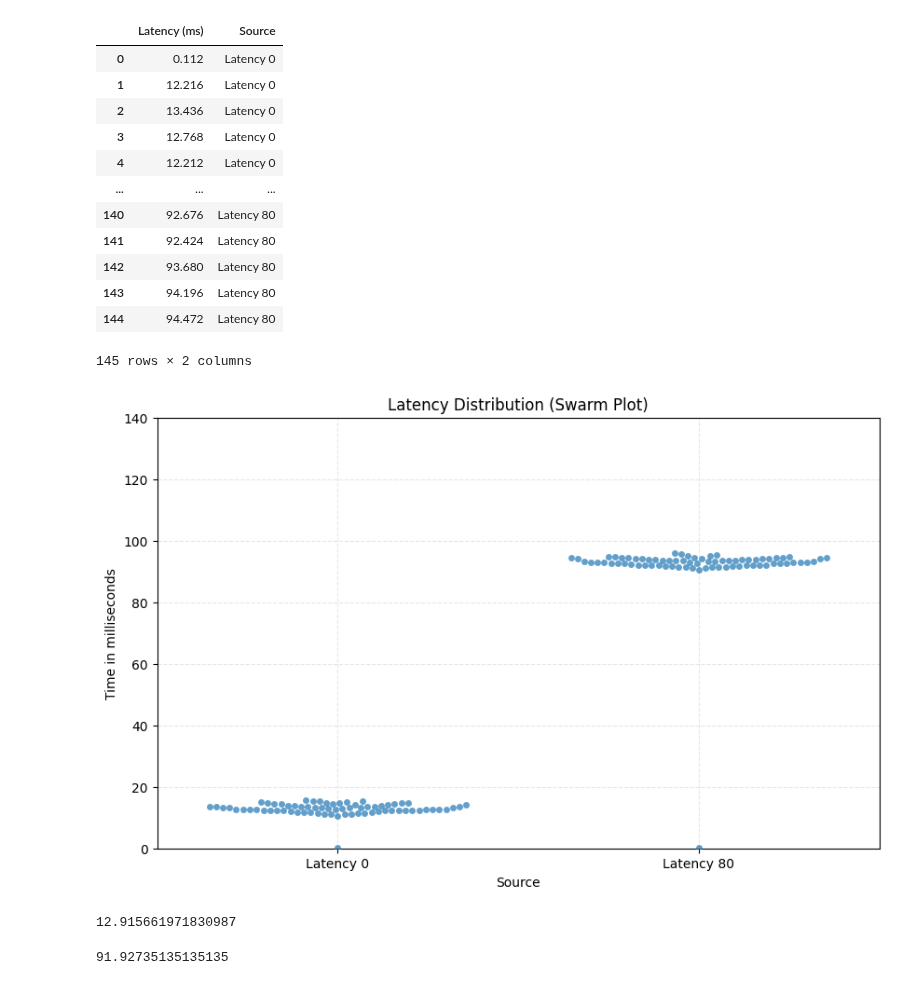
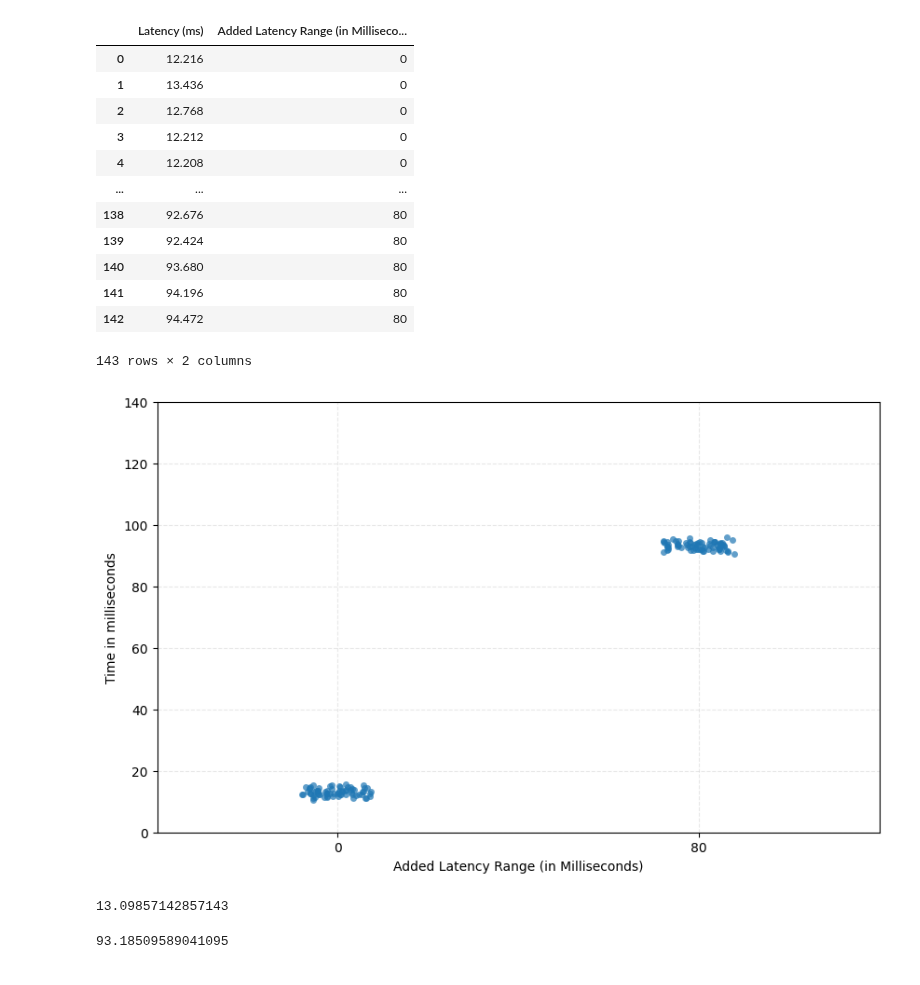
Before and after one commit to Michael1Mueller/continuousSimonTask, a Jupyter notebook: latency_system.ipynb, the cells around one changed output. Cells and saved outputs as stored; diff of their text form; code cells hidden in the pictures.

```diff
--- a/latency_system.ipynb
+++ b/latency_system.ipynb
@@ -10,46 +10,51 @@ def extract_latency(file_path, label):
     values = [int(match) for match in re.findall(r'# click\s*(\d+)', raw_data)]
     values_in_ms = [value / 1000 for value in values]
 
-    return pd.DataFrame({'Latency (ms)': values_in_ms, 'Source': label})
+    return pd.DataFrame({'Latency (ms)': values_in_ms, 'Added Latency Range (in Milliseconds)': label})
 
 # Latenzdaten aus beiden Dateien extrahieren
-df_0 = extract_latency("latency_system/latency_0.txt", "Latency 0")
-df_80 = extract_latency("latency_system/latency_80.txt", "Latency 80")
+df_0 = extract_latency("latency_system/latency_0.txt", "0")
+df_80 = extract_latency("latency_system/latency_80.txt", "80")
 # %%
 df = pd.concat([df_0, df_80], ignore_index=True)
 df
 # %% [output]
-|  | Latency (ms) | Source |
-| 0 | 0.112 | Latency 0 |
-| 1 | 12.216 | Latency 0 |
-| 2 | 13.436 | Latency 0 |
-| 3 | 12.768 | Latency 0 |
-| 4 | 12.212 | Latency 0 |
+|  | Latency (ms) | Added Latency Range (in Milliseco... |
+| 0 | 12.216 | 0 |
+| 1 | 13.436 | 0 |
+| 2 | 12.768 | 0 |
+| 3 | 12.212 | 0 |
+| 4 | 12.208 | 0 |
 | ... | ... | ... |
-| 140 | 92.676 | Latency 80 |
-| 141 | 92.424 | Latency 80 |
-| 142 | 93.680 | Latency 80 |
-| 143 | 94.196 | Latency 80 |
-| 144 | 94.472 | Latency 80 |
+| 138 | 92.676 | 80 |
+| 139 | 92.424 | 80 |
+| 140 | 93.680 | 80 |
+| 141 | 94.196 | 80 |
+| 142 | 94.472 | 80 |
-145 rows × 2 columns
+143 rows × 2 columns
 # %%
+import matplotlib.pyplot as plt
+import seaborn as sns
+
 plt.figure(figsize=(10, 6))
-sns.swarmplot(x=df['Source'], y=df['Latency (ms)'], alpha=0.7)
-plt.xlabel("Source")
+
+# Stripplot statt Swarmplot
+sns.stripplot(x=df['Added Latency Range (in Milliseconds)'], y=df['Latency (ms)'], alpha=0.7, jitter=True)
+
+plt.xlabel("Added Latency Range (in Milliseconds)")
 plt.ylabel("Time in milliseconds")
-plt.title("Latency Distribution")
 plt.grid(True, linestyle='--', alpha=0.3)
 
 plt.ylim([0, 140])
 
 plt.show()
 # %% [output]
-[figure, old version]
+[figure, new version]
 # %%
 df_0["Latency (ms)"].mean()
 # %% [output]
-12.915661971830987
+13.09857142857143
 # %%
 df_80["Latency (ms)"].mean()
 # %% [output]
-91.92735135135135
+93.18509589041095
```
Also changed, not shown: parts of 2 cells of this notebook, 3 other files.
